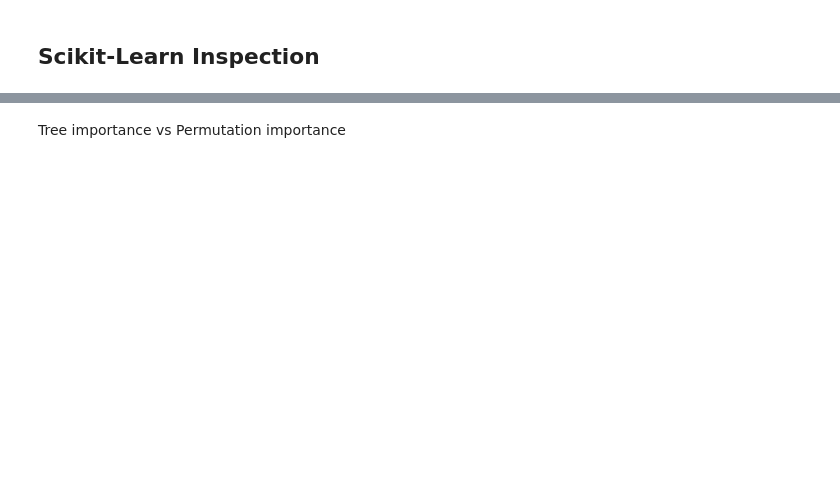
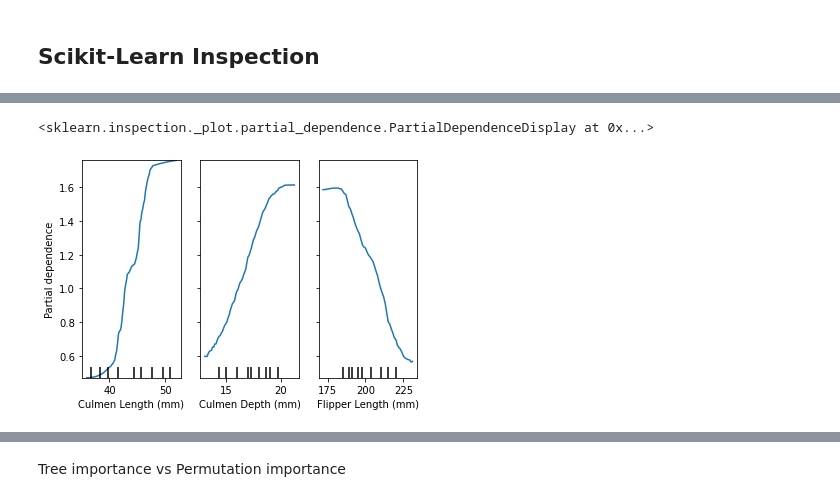
Before and after one commit to JesperDramsch/ml.recipes, a Jupyter notebook: notebooks/5 - Interpretability.ipynb, the cells around one changed output, grey strips where cells are left out. Saved outputs shown, nothing was run; the diff lists cells and outputs as text; code cells hidden in the pictures; blank space fills up the shorter version.

```diff
--- a/notebooks/5 - Interpretability.ipynb
+++ b/notebooks/5 - Interpretability.ipynb
@@ -10,0 +69,5 @@ This section will introduce tools like `shap`, discuss feature importance, and m
+# %%
+PartialDependenceDisplay.from_estimator(model, X_train, [0,1,2], target=list(y_train.unique())[1])
+# %% [output]
+<sklearn.inspection._plot.partial_dependence.PartialDependenceDisplay at 0x...>
+[figure, added]
```
Also changed, not shown: parts of 17 cells of this notebook, 3 other files.
